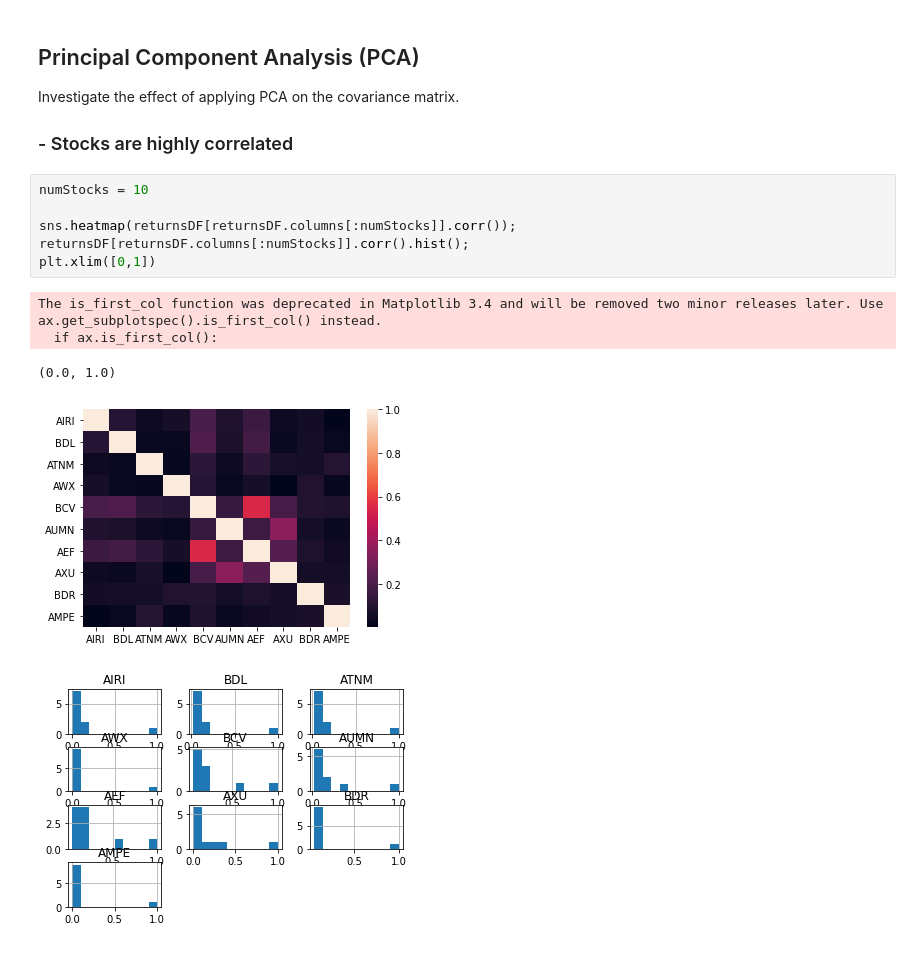
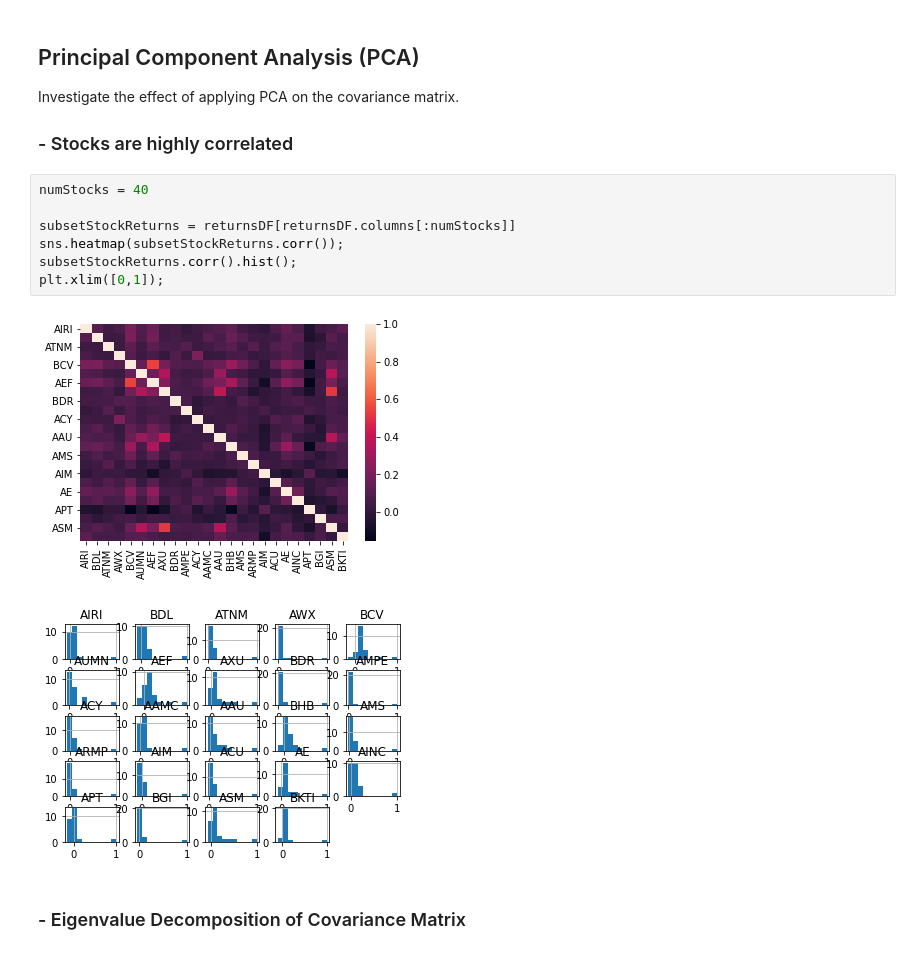
Before and after one commit to BartMelman/EfficientFrontier, a Jupyter notebook: main.ipynb, the cells around one changed output. Cells and saved outputs as stored; diff of their text form.

```diff
--- a/main.ipynb
+++ b/main.ipynb
@@ -237,15 +237,15 @@ Investigate the effect of applying PCA on the covariance matrix.
 
 ### - Stocks are highly correlated
 # %%
-numStocks = 10
+numStocks = 40
 
-sns.heatmap(returnsDF[returnsDF.columns[:numStocks]].corr());
-returnsDF[returnsDF.columns[:numStocks]].corr().hist();
-plt.xlim([0,1])
+subsetStockReturns = returnsDF[returnsDF.columns[:numStocks]]
+sns.heatmap(subsetStockReturns.corr());
+subsetStockReturns.corr().hist();
+plt.xlim([0,1]);
 # %% [output]
-The is_first_col function was deprecated in Matplotlib 3.4 and will be removed two minor releases later. Use ax.get_subplotspec().is_first_col() instead.
-  if ax.is_first_col():
-(0.0, 1.0)
-[figure, old version]
+[figure, new version]
-[figure, old version]
+[figure, new version]
+# %% [markdown]
+### - Eigenvalue Decomposition of Covariance Matrix
 # %%
```
Also changed, not shown: parts of 6 cells of this notebook, 3 other files.
